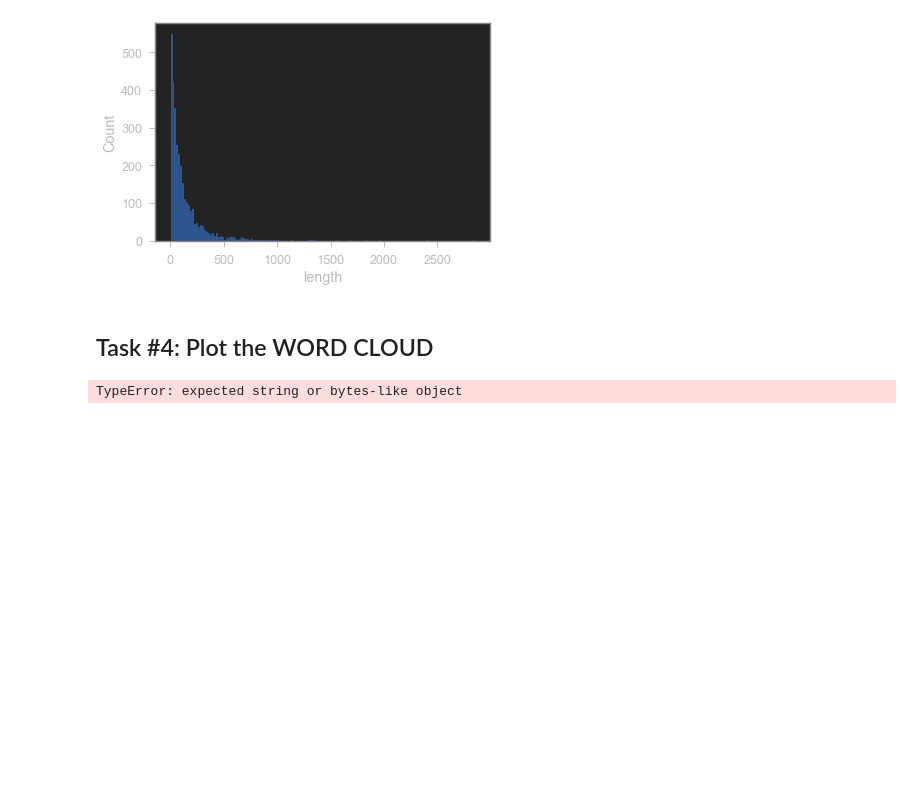
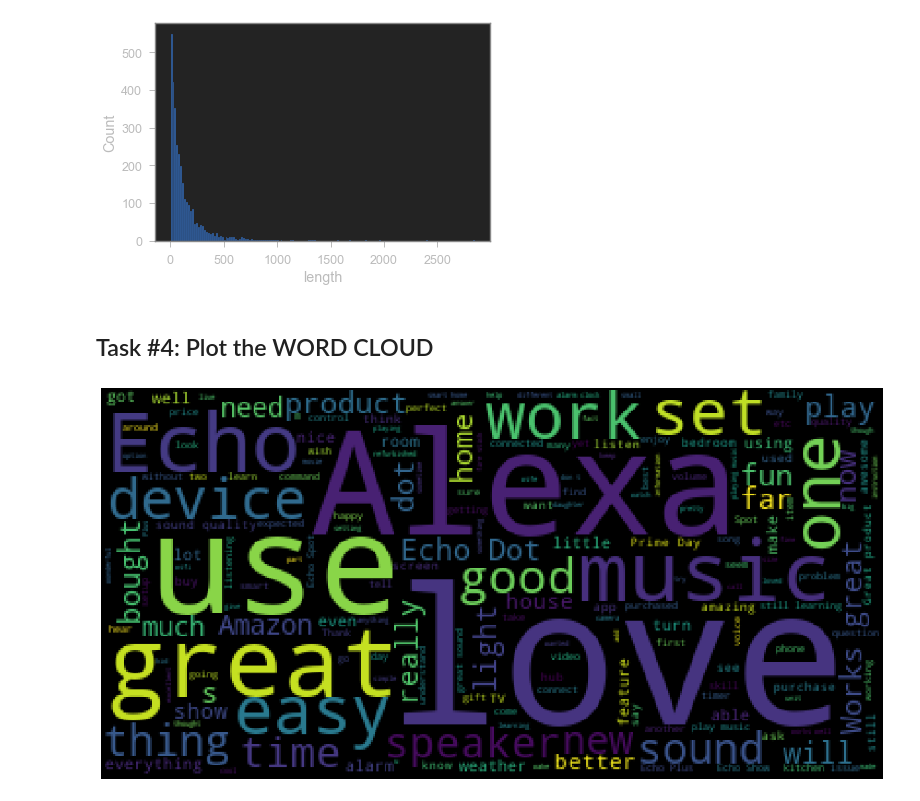
Before and after one commit to sabheen9/Sentiment-Analysis-Amazon, a Jupyter notebook: amazon_reviews.ipynb, the cells around one changed output. Cells and saved outputs as stored; diff of their text form; code cells hidden in the pictures; blank space fills up the shorter version.

```diff
--- a/amazon_reviews.ipynb
+++ b/amazon_reviews.ipynb
@@ -125,14 +125,16 @@ sns.histplot(data=amazon_df,x='length')
 [figure]
 # %% [markdown]
 ## Task #4: Plot the WORD CLOUD
+# %%
+amazon_positive_reviews=amazon_df[amazon_df['feedback']==1]
+amazon_positive_reviews=amazon_positive_reviews['verified_reviews'].to_list()
+positive_sentence=' '.join(amazon_positive_reviews)
 # %%
-
-
-word_cloud=WordCloud().generate(amazon_df['verified_reviews']) # generating word cloud
+word_cloud=WordCloud().generate(positive_sentence) # generating word cloud
 
 plt.figure(figsize=(20,20))
 plt.imshow(word_cloud)
 plt.axis('off')
 plt.show()
 # %% [output]
-TypeError: expected string or bytes-like object
+[figure, added]
```
Also changed, not shown: parts of 2 cells of this notebook.
